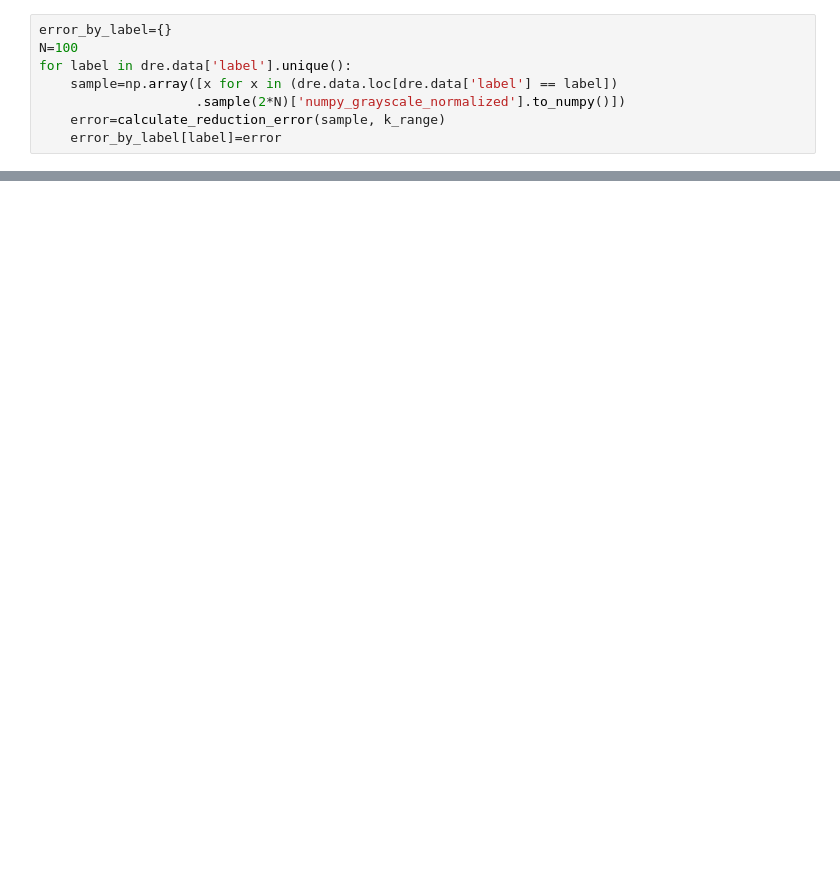
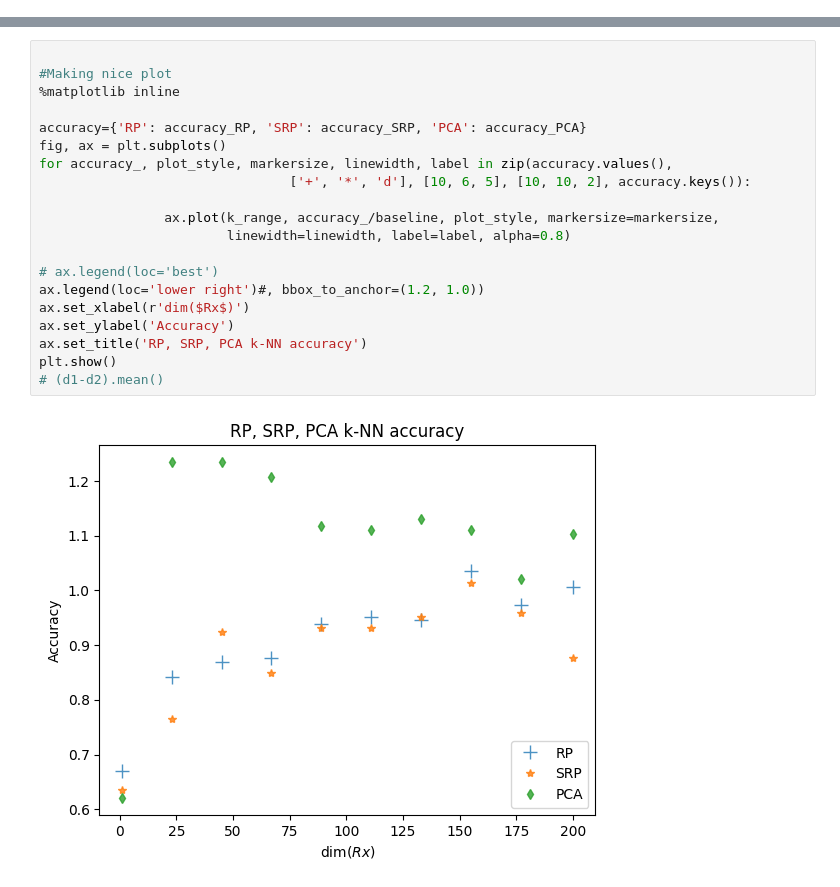
Before and after one commit to fabriconian/CSE382M_final, a Jupyter notebook: scripts/dim_reduction_evaluation.ipynb, the cells around one changed output, grey strips where cells are left out. Drawn from its saved outputs; the diff is of its cells as text; blank space fills up the shorter version.

```diff
--- a/scripts/dim_reduction_evaluation.ipynb
+++ b/scripts/dim_reduction_evaluation.ipynb
@@ -139,8 +84,0 @@ array([0.00333851, 0.00366817, 0.00371871, 0.00322371, 0.00350691,
-# %%
-error_by_label={}
-N=100
-for label in dre.data['label'].unique():
-    sample=np.array([x for x in (dre.data.loc[dre.data['label'] == label])
-                    .sample(2*N)['numpy_grayscale_normalized'].to_numpy()])
-    error=calculate_reduction_error(sample, k_range)
-    error_by_label[label]=error
@@ -153,0 +156,22 @@ plt.show()
+# %%
+
+#Making nice plot
+%matplotlib inline
+
+accuracy={'RP': accuracy_RP, 'SRP': accuracy_SRP, 'PCA': accuracy_PCA}
+fig, ax = plt.subplots()
+for accuracy_, plot_style, markersize, linewidth, label in zip(accuracy.values(),
+                                ['+', '*', 'd'], [10, 6, 5], [10, 10, 2], accuracy.keys()):
+
+                ax.plot(k_range, accuracy_/baseline, plot_style, markersize=markersize,
+                        linewidth=linewidth, label=label, alpha=0.8)
+
+# ax.legend(loc='best')
+ax.legend(loc='lower right')#, bbox_to_anchor=(1.2, 1.0))
+ax.set_xlabel(r'dim($Rx$)')
+ax.set_ylabel('Accuracy')
+ax.set_title('RP, SRP, PCA k-NN accuracy')
+plt.show()
+# (d1-d2).mean()
+# %% [output]
+[figure, added]
```
Also changed, not shown: parts of 8 cells of this notebook, 4 other files.
